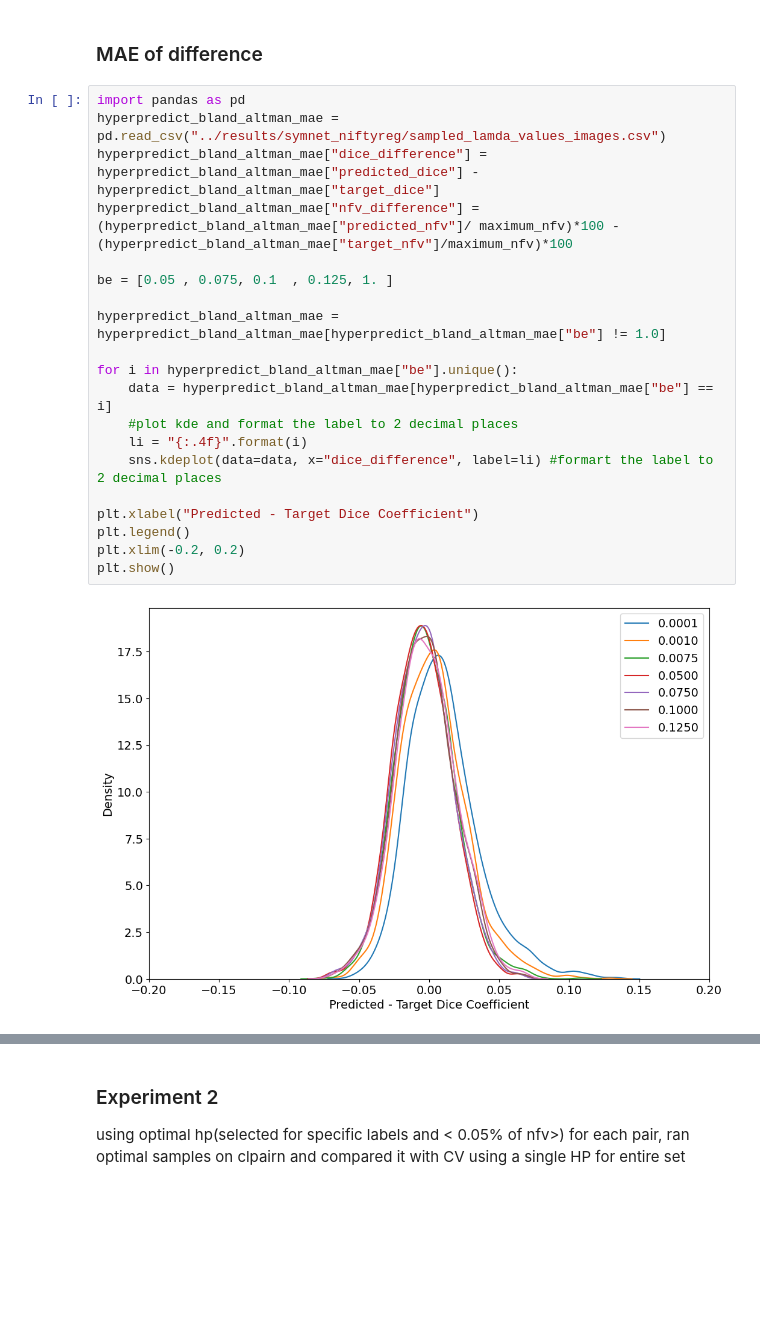
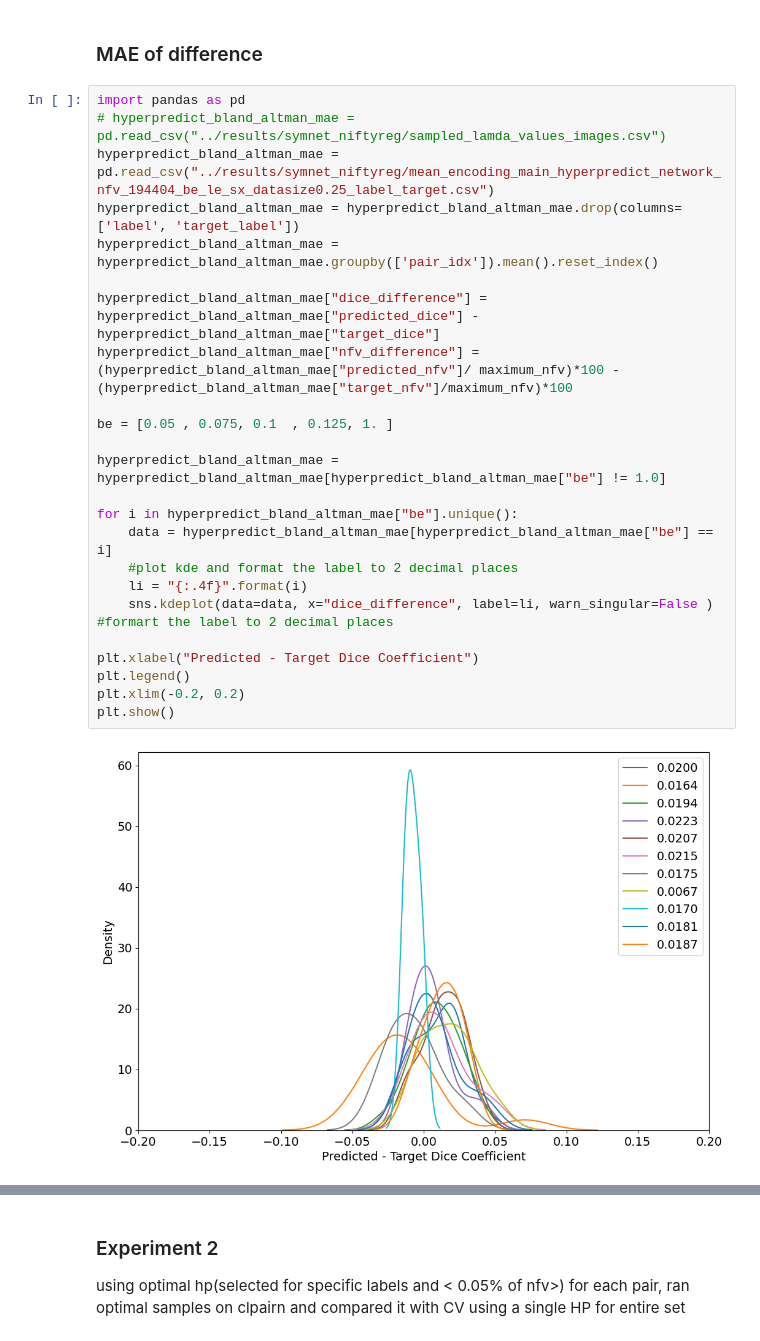
Before and after one commit to aisha-lawal/hyperpredict, a Jupyter notebook: visualizations/hyperpredict_niftyreg.ipynb, the cells around one changed output, grey strips where cells are left out. Saved outputs shown, nothing was run; the diff lists cells and outputs as text; blank space fills up the shorter version.

Commit message:
changed labels

```diff
--- a/visualizations/hyperpredict_niftyreg.ipynb
+++ b/visualizations/hyperpredict_niftyreg.ipynb
@@ -111,26 +115,30 @@ mean and standard deviation of nfv difference:  0.0629877048048592 0.10088454295
 ### MAE of difference
 # %%
 import pandas as pd
-hyperpredict_bland_altman_mae = pd.read_csv("../results/symnet_niftyreg/sampled_lamda_values_images.csv")
+# hyperpredict_bland_altman_mae = pd.read_csv("../results/symnet_niftyreg/sampled_lamda_values_images.csv")
+hyperpredict_bland_altman_mae = pd.read_csv("../results/symnet_niftyreg/mean_encoding_main_hyperpredict_network_nfv_194404_be_le_sx_datasize0.25_label_target.csv")
+hyperpredict_bland_altman_mae = hyperpredict_bland_altman_mae.drop(columns=['label', 'target_label'])
+hyperpredict_bland_altman_mae = hyperpredict_bland_altman_mae.groupby(['pair_idx']).mean().reset_index()
+
 hyperpredict_bland_altman_mae["dice_difference"] = hyperpredict_bland_altman_mae["predicted_dice"] - hyperpredict_bland_altman_mae["target_dice"]
 hyperpredict_bland_altman_mae["nfv_difference"] = (hyperpredict_bland_altman_mae["predicted_nfv"]/ maximum_nfv)*100 - (hyperpredict_bland_altman_mae["target_nfv"]/maximum_nfv)*100
 
 be = [0.05 , 0.075, 0.1  , 0.125, 1. ]
 
 hyperpredict_bland_altman_mae = hyperpredict_bland_altman_mae[hyperpredict_bland_altman_mae["be"] != 1.0]
 
 for i in hyperpredict_bland_altman_mae["be"].unique():
     data = hyperpredict_bland_altman_mae[hyperpredict_bland_altman_mae["be"] == i]
     #plot kde and format the label to 2 decimal places
     li = "{:.4f}".format(i)
-    sns.kdeplot(data=data, x="dice_difference", label=li) #formart the label to 2 decimal places
+    sns.kdeplot(data=data, x="dice_difference", label=li, warn_singular=False ) #formart the label to 2 decimal places
 
 plt.xlabel("Predicted - Target Dice Coefficient")
 plt.legend()
 plt.xlim(-0.2, 0.2)
 plt.show()
 # %% [output]
-[figure, old version]
+[figure, new version]
 # %%
 hyperpredict_bland_altman_mae = hyperpredict_bland_altman_mae[hyperpredict_bland_altman_mae["be"] != 1.0]
 
```
Also changed, not shown: parts of 11 cells of this notebook, 5 other files.
